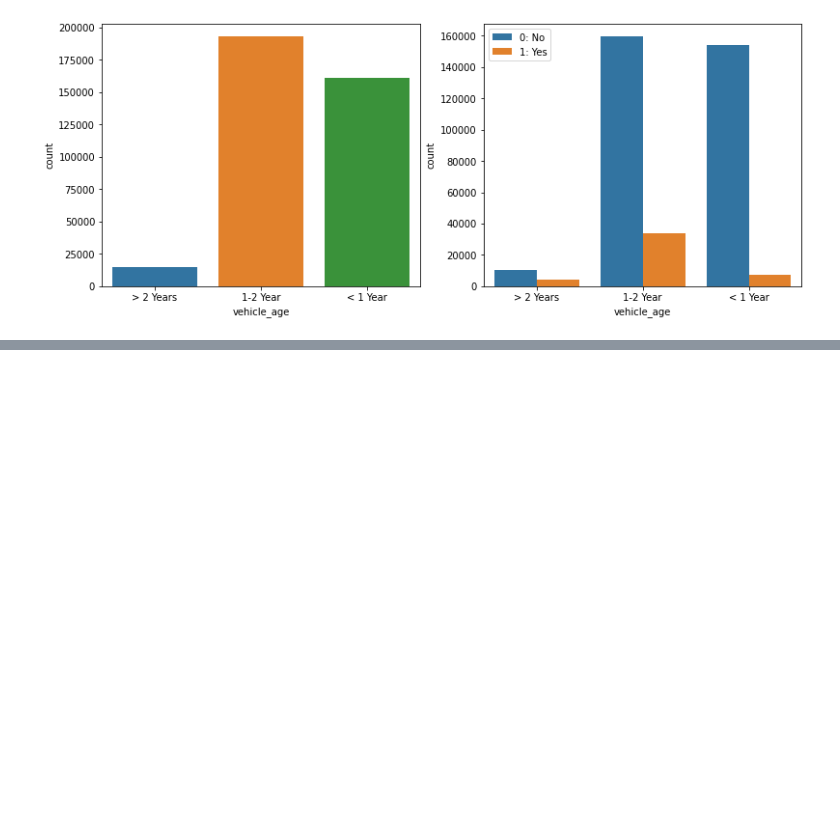
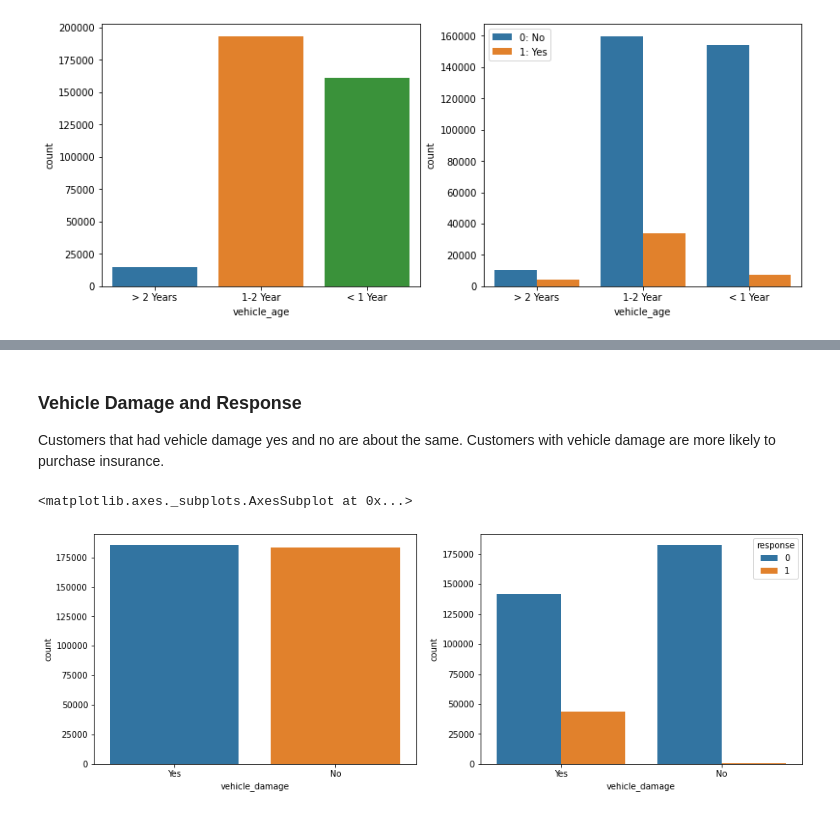
Before and after one commit to Dennieeeee/Heart-Disease, a Jupyter notebook: Healthcare_Insurance_Cross_Sell_Prediction.ipynb, the cells around one changed output, grey strips where cells are left out. Cells and saved outputs as stored; diff of their text form; code cells hidden in the pictures; blank space fills up the shorter version.

```diff
--- a/Healthcare_Insurance_Cross_Sell_Prediction.ipynb
+++ b/Healthcare_Insurance_Cross_Sell_Prediction.ipynb
@@ -376,0 +389,13 @@ plt.legend(['0: No', '1: Yes'])
+# %% [markdown]
+### Vehicle Damage and Response
+Customers that had vehicle damage yes and no are about the same. Customers with vehicle damage are more likely to purchase insurance.
+# %%
+plt.figure(figsize=(15,5))
+plt.subplot(1,2,1)
+sns.countplot('vehicle_damage',data=train)
+
+plt.subplot(1,2,2)
+sns.countplot('vehicle_damage',data=train, hue='response')
+# %% [output]
+<matplotlib.axes._subplots.AxesSubplot at 0x...>
+[figure, added]
```
Also changed, not shown: parts of 7 cells of this notebook.
